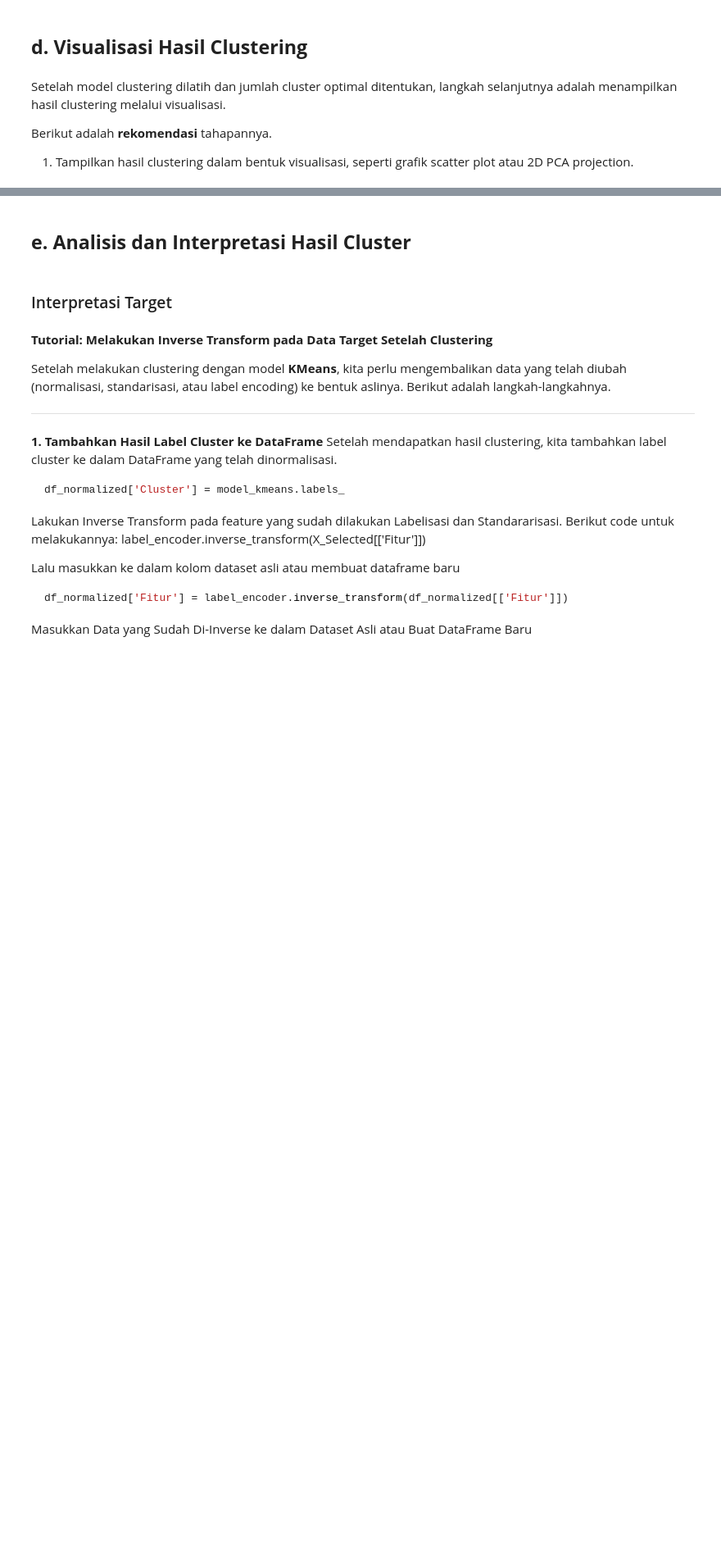
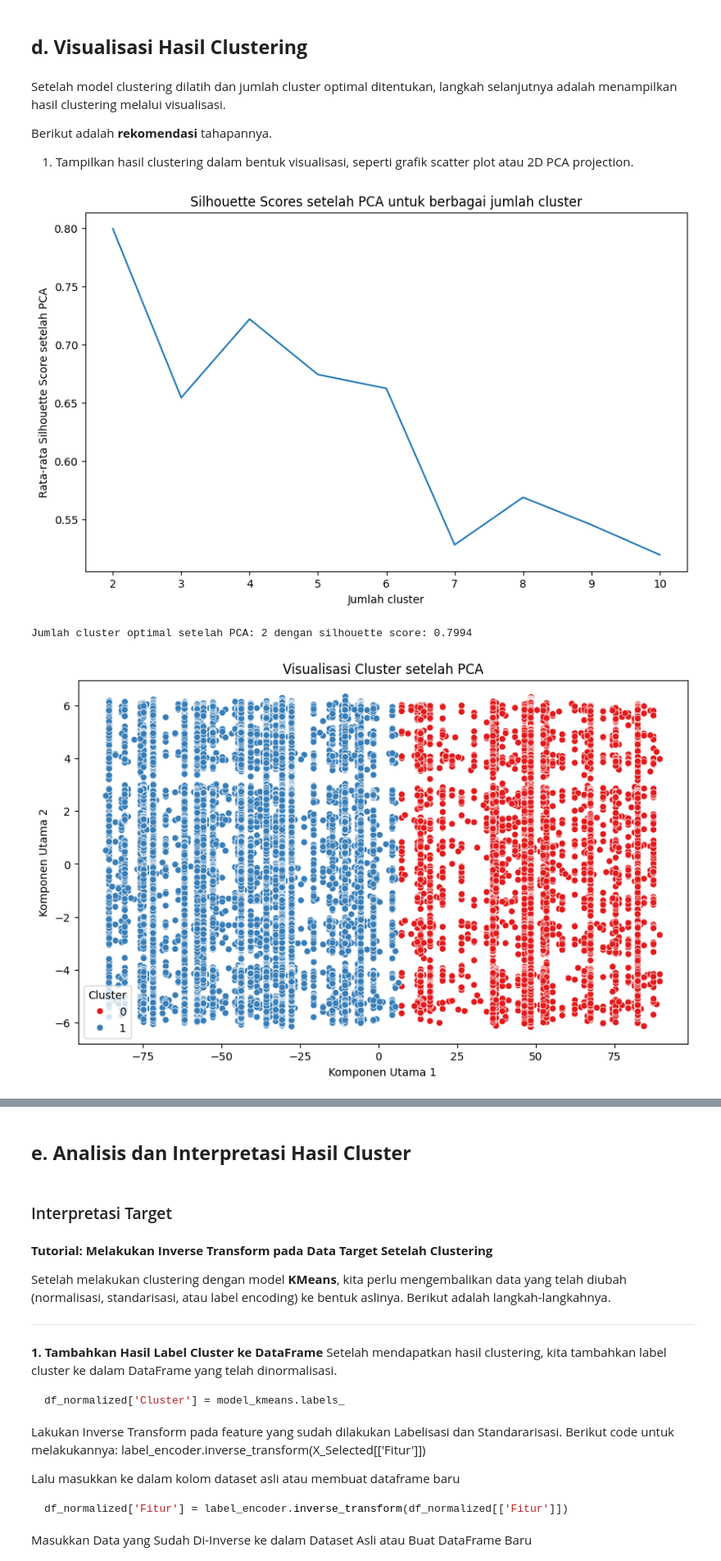
Before and after one commit to ftthalmhdi/hotel-booking, a Jupyter notebook: [Clustering]_Submission_Akhir_BMLP_Fattah_Al_Mahdi.ipynb, the cells around one changed output, grey strips where cells are left out. Shown at 82% size. Drawn from its saved outputs; the diff is of its cells as text; code cells hidden in the pictures; blank space fills up the shorter version.

```diff
--- a/[Clustering]_Submission_Akhir_BMLP_Fattah_Al_Mahdi.ipynb
+++ b/[Clustering]_Submission_Akhir_BMLP_Fattah_Al_Mahdi.ipynb
@@ -190,0 +190,7 @@ numerical_cols = df.select_dtypes(include=['int64', 'float64']).columns.tolist()
+# %%
+print('\nNilai Hilang sebelum preprocessing:')
+print(df.isnull().sum())
+df.drop(columns=['company', 'agent', 'reservation_status', 'reservation_status_date'], inplace=True)
+df.dropna(inplace=True)
+print('\nNilai Hilang setelah preprocessing:')
+print(df.isnull().sum())
@@ -212,0 +295,12 @@ Silakan lakukan feature selection jika Anda membutuhkan optimasi model clusterin
+# %%
+pca = PCA(n_components=2)
+df_pca = pca.fit_transform(df_preprocessed)
+
+silhouette_scores_pca = []
+
+for n_clusters in range_n_clusters:
+    kmeans = KMeans(n_clusters=n_clusters, random_state=42)
+    cluster_labels = kmeans.fit_predict(df_pca)
+    silhouette_avg = silhouette_score(df_pca, cluster_labels)
+    silhouette_scores_pca.append(silhouette_avg)
+    print(f"Untuk n_clusters = {n_clusters}, rata-rata silhouette_score setelah PCA adalah: {silhouette_avg:.4f}")
@@ -217,3 +321,34 @@ Setelah model clustering dilatih dan jumlah cluster optimal ditentukan, langkah
 
 Berikut adalah **rekomendasi** tahapannya.
 1. Tampilkan hasil clustering dalam bentuk visualisasi, seperti grafik scatter plot atau 2D PCA projection.
+# %%
+plt.figure(figsize=(10, 6))
+plt.plot(range_n_clusters, silhouette_scores_pca)
+plt.xlabel('Jumlah cluster')
+plt.ylabel('Rata-rata Silhouette Score setelah PCA')
+plt.title('Silhouette Scores setelah PCA untuk berbagai jumlah cluster')
+plt.show()
+
+optimal_n_clusters_pca = None
+for n_clusters, score in zip(range_n_clusters, silhouette_scores_pca):
+    if score >= 0.70:
+        optimal_n_clusters_pca = n_clusters
+        break
+
+if optimal_n_clusters_pca:
+    print(f"\nJumlah cluster optimal setelah PCA: {optimal_n_clusters_pca} dengan silhouette score: {score:.4f}")
+
+kmeans = KMeans(n_clusters=optimal_n_clusters_pca, random_state=42)
+cluster_labels = kmeans.fit_predict(df_pca)
+
+plt.figure(figsize=(10, 6))
+sns.scatterplot(x=df_pca[:, 0], y=df_pca[:, 1], hue=cluster_labels, palette='Set1')
+plt.title('Visualisasi Cluster setelah PCA')
+plt.xlabel('Komponen Utama 1')
+plt.ylabel('Komponen Utama 2')
+plt.legend(title='Cluster')
+plt.show()
+# %% [output]
+[figure, added]
+Jumlah cluster optimal setelah PCA: 2 dengan silhouette score: 0.7994
+[figure, added]
```
Also changed, not shown: parts of 31 cells of this notebook.
